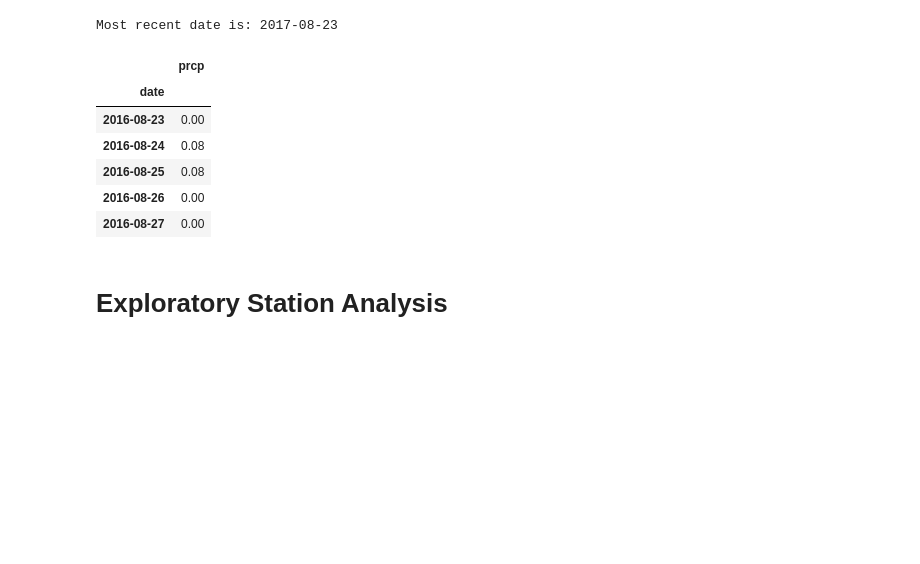
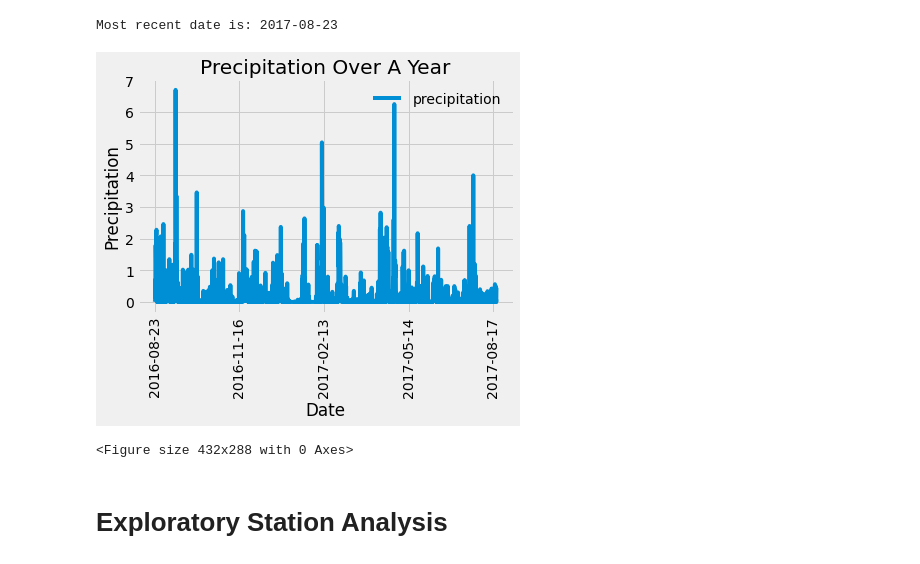
Before and after one commit to thallegacy/sqlalchemy-challenge, a Jupyter notebook: climate_LR.ipynb, the cells around one changed output. Drawn from its saved outputs; the diff is of its cells as text; code cells hidden in the pictures; blank space fills up the shorter version.

Commit message:
plot dataframe

```diff
--- a/climate_LR.ipynb
+++ b/climate_LR.ipynb
@@ -77,39 +77,52 @@ Most recent date is: 2017-08-23
 # %%
 # Design a query to retrieve the last 12 months of precipitation data and plot the results.
 # Starting from the most recent data point in the database.
 
 new_rec_date = dt.datetime.strptime(recent_date[0], '%Y-%m-%d')
 new_rec_date.strftime('%Y-%m-%d')
 
 
 # Calculate the date one year from the last date in data set.
 
 one_year_date = (new_rec_date - dt.timedelta(days=365)).strftime('%Y-%m-%d')
 one_year_date
 
 # Perform a query to retrieve the data and precipitation scores
 prcp_query_year = session.query(Measurement.date, Measurement.prcp).filter(Measurement.date >= one_year_date).\
                                                                     filter(Measurement.date <= new_rec_date).all()
 prcp_query_year
 
 # Save the query results as a Pandas DataFrame and set the index to the date column
-prcp_scores_df = pd.DataFrame(prcp_query_year, columns = ["date", "prcp"]).set_index("date")
+prcp_scores_df = pd.DataFrame(prcp_query_year).set_index("date")
+prcp_scores_df.rename(columns={'prcp':'precipitation'},inplace =True)
 prcp_scores_df.head()
 
-# Sort the dataframe by date
+#drop null values
+prcp_scores_df.dropna(inplace=True)
 
-prcp_scores_df.sort_values(by=['date'])
-prcp_scores_df.head()
+# # Sort the dataframe by date
 
-# Use Pandas Plotting with Matplotlib to plot the data
+prcp_scores_df.sort_index(inplace = True)
+prcp_scores_df
+
+# # Use Pandas Plotting with Matplotlib to plot the data
+
+#plot the data
+prcp_scores_df.plot(rot=90)
+
+#Format the plotted data
+plt.xlabel("Date")
+plt.ylabel("Precipitation")
+plt.title("Precipitation Over A Year")
+plt.grid(True)
+plt.legend(loc='upper right', frameon=False)
+
+#display data
+plt.show()
+plt.savefig("Precipitation Over A Year.png")
 # %% [output]
-|  | prcp |
-| date |  |
-| 2016-08-23 | 0.00 |
-| 2016-08-24 | 0.08 |
-| 2016-08-25 | 0.08 |
-| 2016-08-26 | 0.00 |
-| 2016-08-27 | 0.00 |
+[figure, added]
+<Figure size 432x288 with 0 Axes>
 # %%
 # Use Pandas to calcualte the summary statistics for the precipitation data
 # %% [markdown]
```
